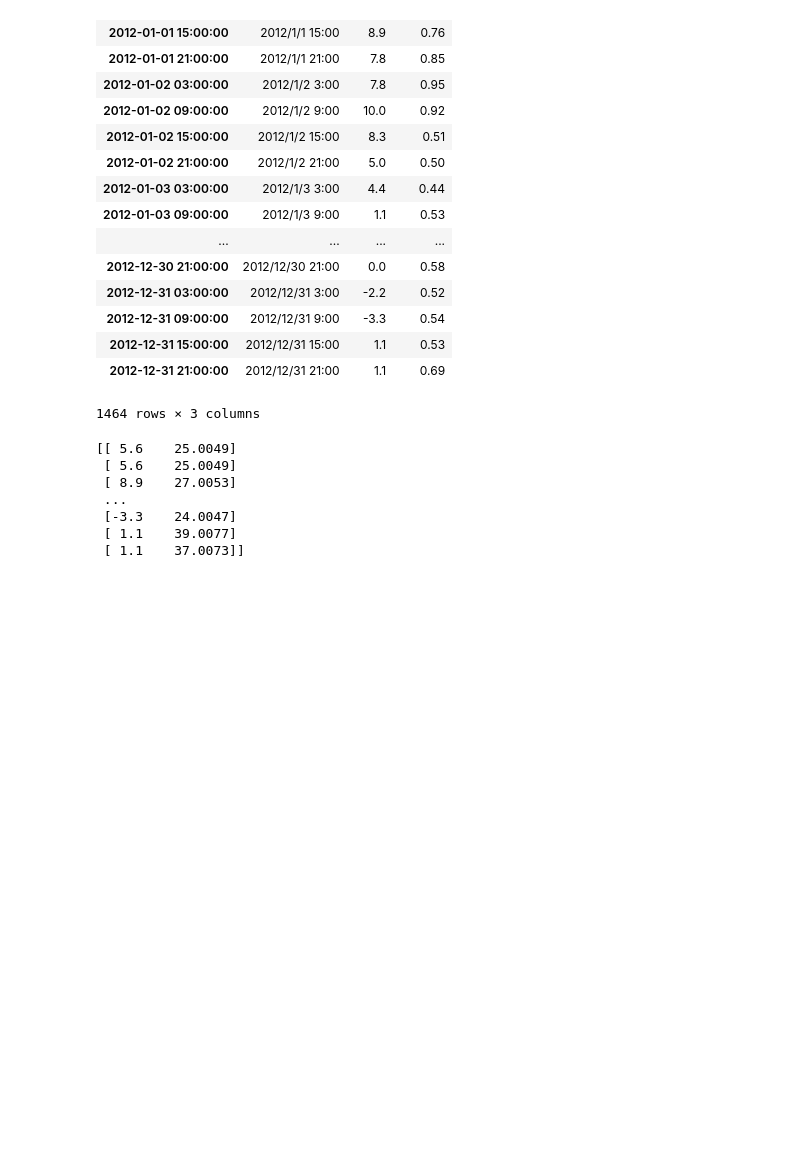
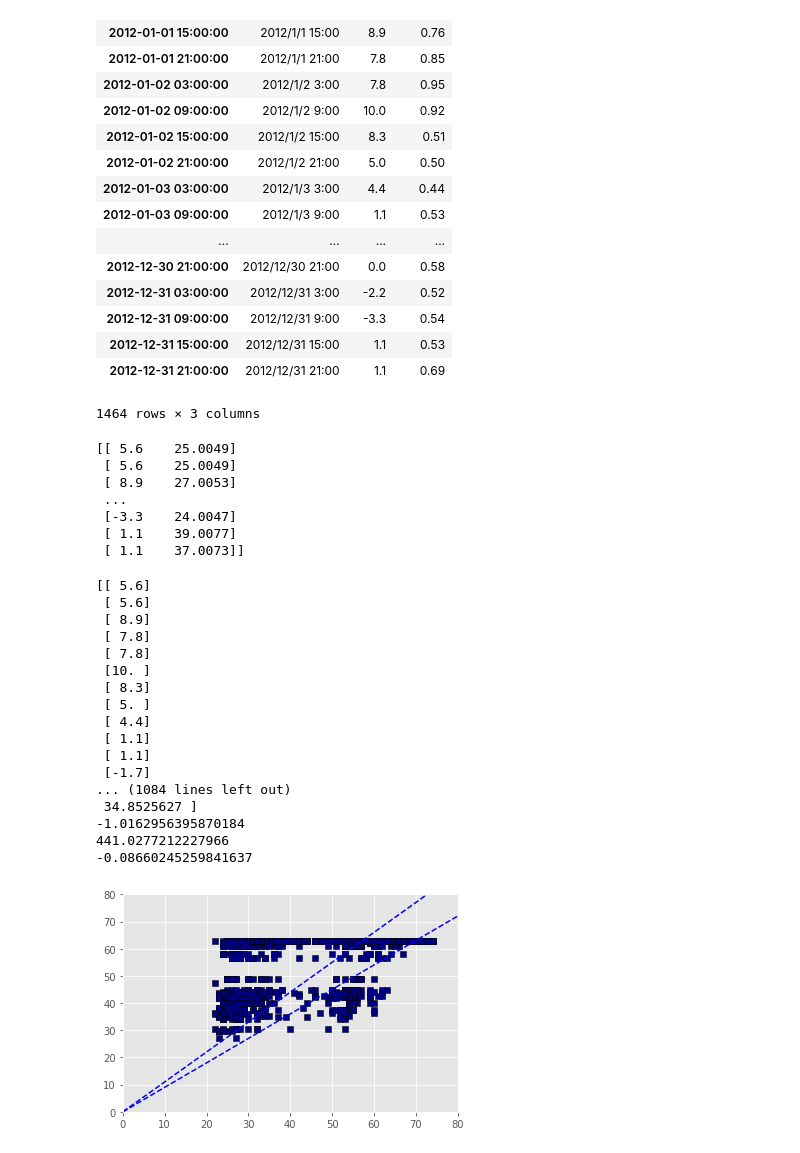
Before and after one commit to YPHu-IBDB/JupyterWorks, a Jupyter notebook: forResample.ipynb, the cells around one changed output. Cells and saved outputs as stored; diff of their text form; code cells hidden in the pictures; blank space fills up the shorter version.

Commit message:
Temp for preprocessing!

```diff
--- a/forResample.ipynb
+++ b/forResample.ipynb
@@ -111,33 +109,64 @@ print Tr
 # %%
 changepoints = pd.to_datetime('2012-4-1')
 index_change = WeaOriTable[WeaOriTable.index<changepoints].shape[0]
-max_depth = 30
 
-X_train = X[:index_change]
+X_train = X[:index_change].reshape(-1, 1)
 y_train = y[:index_change].reshape(-1, 1)
 
-X_test = X[index_change:]
-y_test = y[index_change:].reshape(-1, 1)
+print X_train
+print y_train
+
+Tr = np.append(X_train, y_train, axis=1)
+print Tr
+
 
 # preprocessing for zero mean and unit variance
-Scaler_train = preprocessing.StandardScaler().fit(X_train)
+Scaler_train = preprocessing.StandardScaler().fit(Tr)
+
+Tr_std = Scaler_train.transform(Tr)
+
+X_test = X[index_change:].reshape(-1, 1)
+y_test = y[index_change:].reshape(-1, 1)
 
 print 'the count of row and cloumn for the training data are :', X_train.shape,y_train.shape
 print 'the count of row and cloumn for the test data are :', X_test.shape,y_test.shape
+
+
+print Scaler_train
+max_depth = 30
 regr_rf = RandomForestRegressor(max_depth=max_depth, random_state=2)
 regr_rf.fit(X_train, y_train)
 
 y_rf = regr_rf.predict(X_test)
 print y_rf
 plt.scatter(y_test, y_rf, edgecolor='k', c="navy", marker="s", label="Data")
 line=np.linspace(0, 80, 100)
 plt.plot(line,0.9 * line,'b--')
 plt.plot(line,1.1 * line,'b--')
 plt.xlim([0, 80])
 plt.ylim([0, 80])
 print r2_score(y_test,y_rf)
 print mean_squared_error(y_test,y_rf)
 print explained_variance_score(y_test,y_rf)
+# %% [output]
+[[ 5.6]
+ [ 5.6]
+ [ 8.9]
+ [ 7.8]
+ [ 7.8]
+ [10. ]
+ [ 8.3]
+ [ 5. ]
+ [ 4.4]
+ [ 1.1]
+ [ 1.1]
+ [-1.7]
+... (1084 lines left out)
+ 34.8525627 ]
+-1.0162956395870184
+441.0277212227966
+-0.08660245259841637
+[figure, added]
 # %%
 # use the timestep of the weather data
 # add feature to weather data
```
Also changed, not shown: parts of 1 cell of this notebook.
